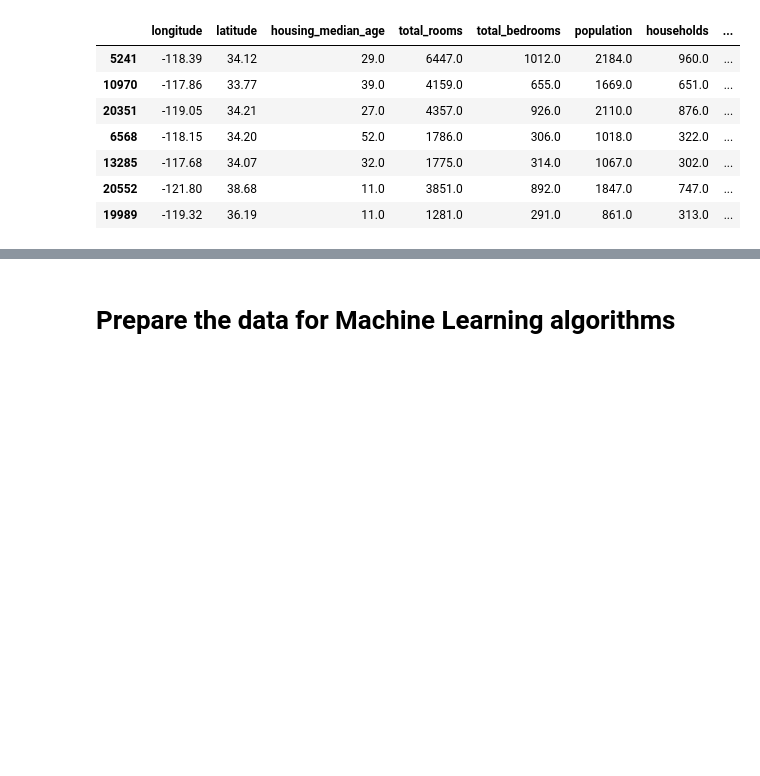
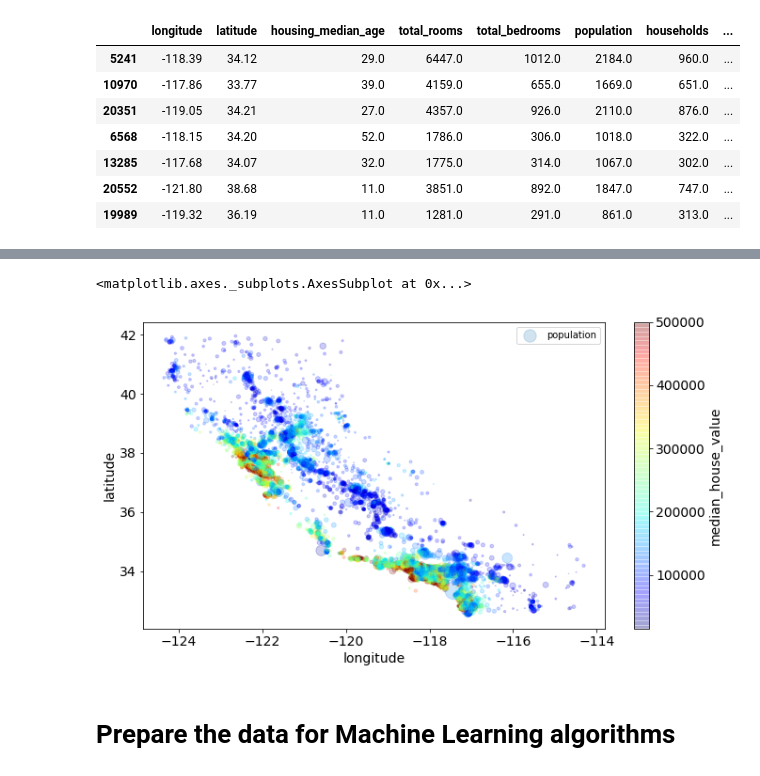
Before and after one commit to sandulas/Machine-Learning, a Jupyter notebook: CaliforniaHousing - Clean.ipynb, the cells around one changed output, grey strips where cells are left out. Saved outputs shown, nothing was run; the diff lists cells and outputs as text; code cells hidden in the pictures; blank space fills up the shorter version.

```diff
--- a/CaliforniaHousing - Clean.ipynb
+++ b/CaliforniaHousing - Clean.ipynb
@@ -211,10 +213,17 @@ The argument `sharex=False` fixes a display bug (the x-axis values and legend we
 # %%
-housing.plot(kind="scatter", x="longitude", y="latitude", alpha=0.4,
-    s=housing["population"]/100, label="population", figsize=(10,7),
-    c="median_house_value", cmap=plt.get_cmap("jet"), colorbar=True,
+# Add median house value (point color) and population (point size) to the visualisation
+# The argument 'sharex=False' fixes a display bug (the x-axis values and legend were not
+# displayed). This is a temporary fix (see: https://github.com/pandas-dev/pandas/issues/10611)
+housing.plot(
+    kind="scatter", x="longitude", y="latitude", alpha=0.2, figsize=(11,6),
+    s=housing["population"]/100, label="population",
+    c="median_house_value", colormap="jet", colorbar=True,
     sharex=False)
-plt.legend()
-save_fig("housing_prices_scatterplot")
+#plt.legend()
+#save_fig("housing_prices_scatterplot")
+# %% [output]
+<matplotlib.axes._subplots.AxesSubplot at 0x...>
+[figure, added]
 # %%
 import matplotlib.image as mpimg
 california_img=mpimg.imread(PROJECT_ROOT_DIR + '/images/end_to_end_project/california.png')
```
Also changed, not shown: parts of 8 cells of this notebook.
